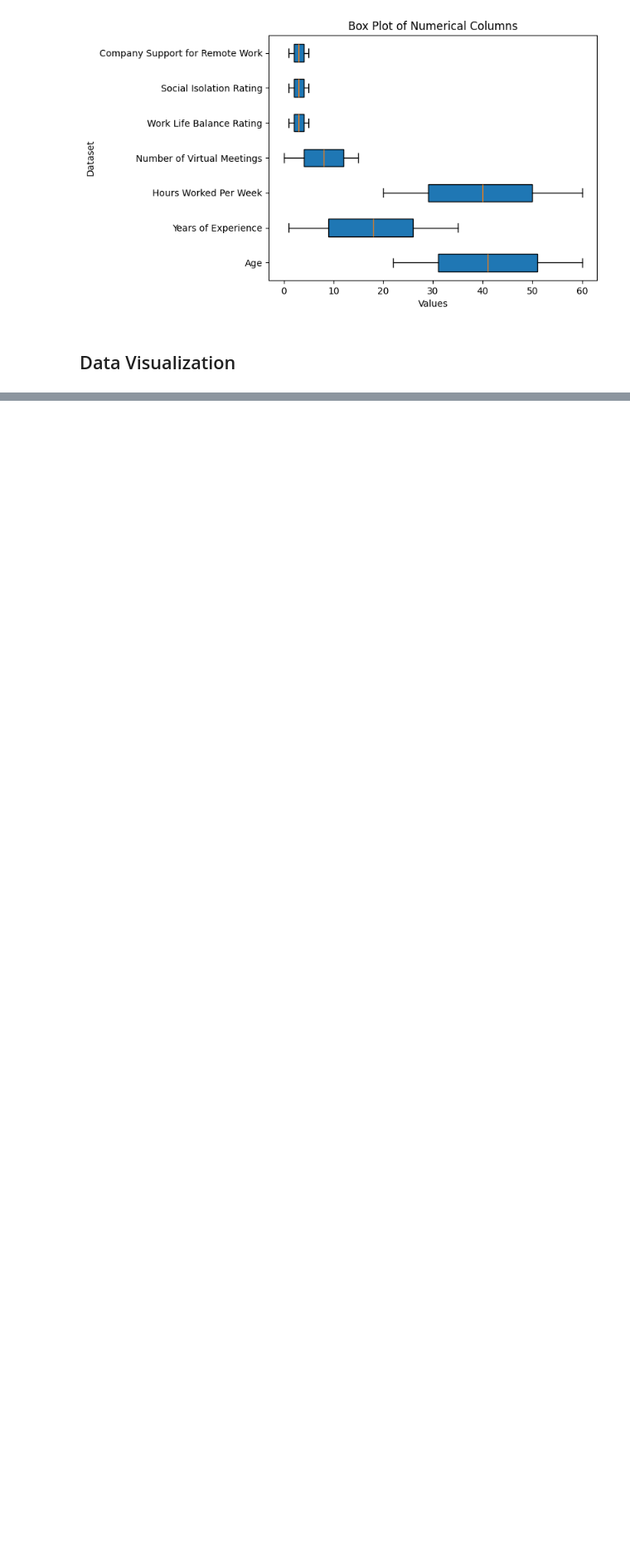
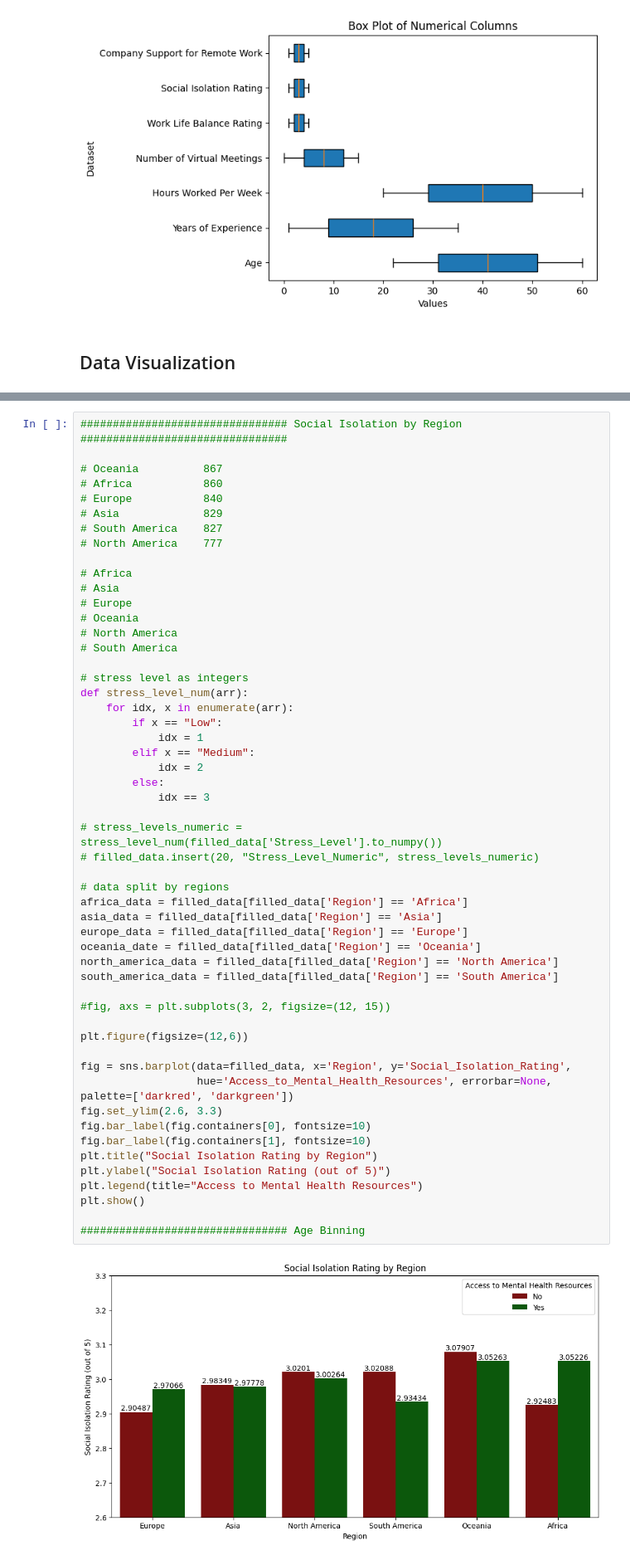
Before and after one commit to vincentadufour/CS39AE-Data-Visualization, a Jupyter notebook: Projects/Remote Work Effect on Mental Health/project1.ipynb, the cells around one changed output, grey strips where cells are left out. Shown: that part at 83% size. Cells and saved outputs as stored; diff of their text form; blank space fills up the shorter version.

```diff
--- a/Projects/Remote Work Effect on Mental Health/project1.ipynb
+++ b/Projects/Remote Work Effect on Mental Health/project1.ipynb
@@ -158,0 +207,55 @@ plt.show()
+# %%
+################################ Social Isolation by Region ################################
+
+# Oceania          867
+# Africa           860
+# Europe           840
+# Asia             829
+# South America    827
+# North America    777
+
+# Africa
+# Asia
+# Europe
+# Oceania
+# North America
+# South America
+
+# stress level as integers
+def stress_level_num(arr):
+    for idx, x in enumerate(arr):
+        if x == "Low":
+            idx = 1
+        elif x == "Medium":
+            idx = 2
+        else:
+            idx == 3
+
+# stress_levels_numeric = stress_level_num(filled_data['Stress_Level'].to_numpy())
+# filled_data.insert(20, "Stress_Level_Numeric", stress_levels_numeric)
+
+# data split by regions
+africa_data = filled_data[filled_data['Region'] == 'Africa']
+asia_data = filled_data[filled_data['Region'] == 'Asia']
+europe_data = filled_data[filled_data['Region'] == 'Europe']
+oceania_date = filled_data[filled_data['Region'] == 'Oceania']
+north_america_data = filled_data[filled_data['Region'] == 'North America']
+south_america_data = filled_data[filled_data['Region'] == 'South America']
+
+#fig, axs = plt.subplots(3, 2, figsize=(12, 15))
+
+plt.figure(figsize=(12,6))
+
+fig = sns.barplot(data=filled_data, x='Region', y='Social_Isolation_Rating',
+                  hue='Access_to_Mental_Health_Resources', errorbar=None, palette=['darkred', 'darkgreen'])
+fig.set_ylim(2.6, 3.3)
+fig.bar_label(fig.containers[0], fontsize=10)
+fig.bar_label(fig.containers[1], fontsize=10)
+plt.title("Social Isolation Rating by Region")
+plt.ylabel("Social Isolation Rating (out of 5)")
+plt.legend(title="Access to Mental Health Resources")
+plt.show()
+
+################################ Age Binning
+# %% [output]
+[figure, added]
```
Also changed, not shown: parts of 5 cells of this notebook, 1 other file.
